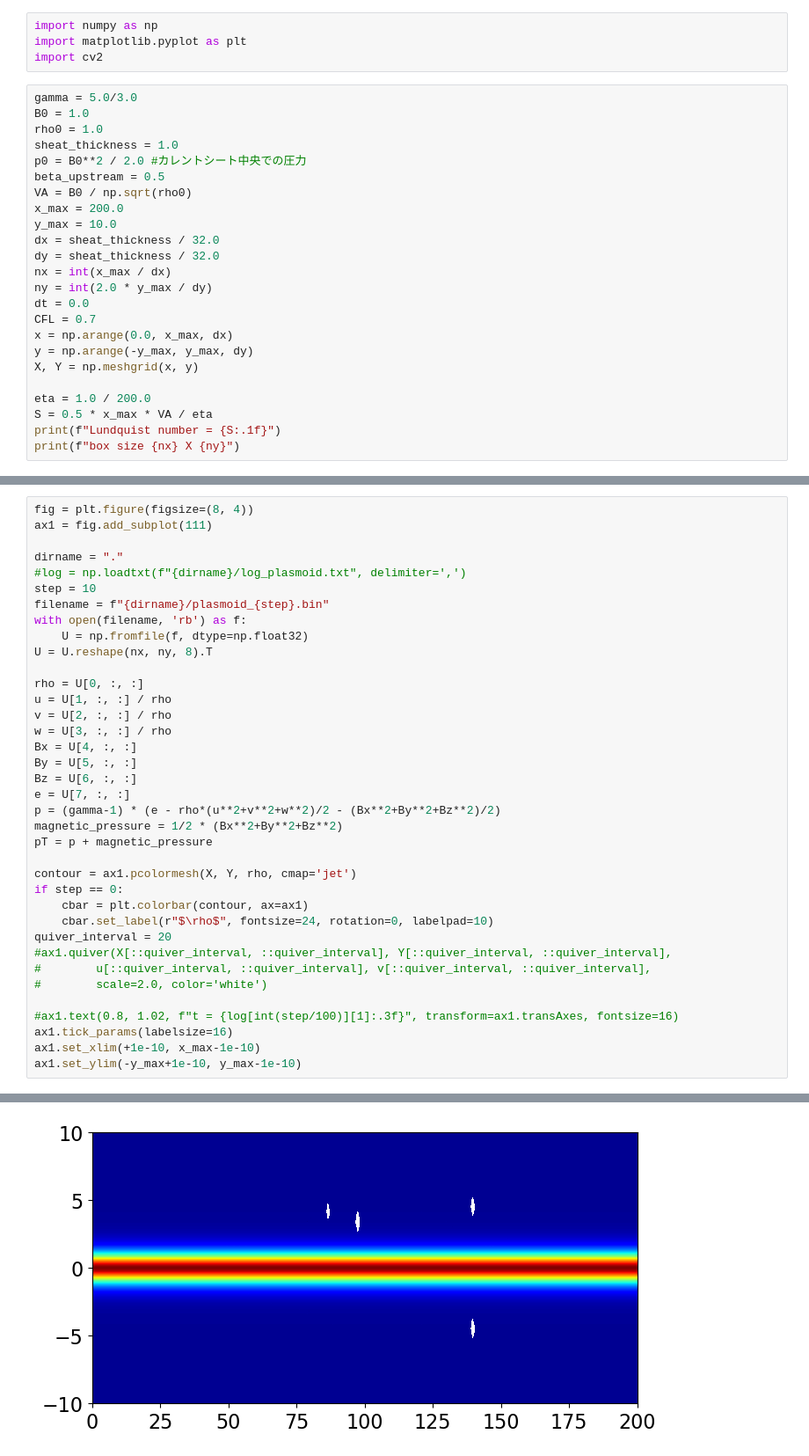
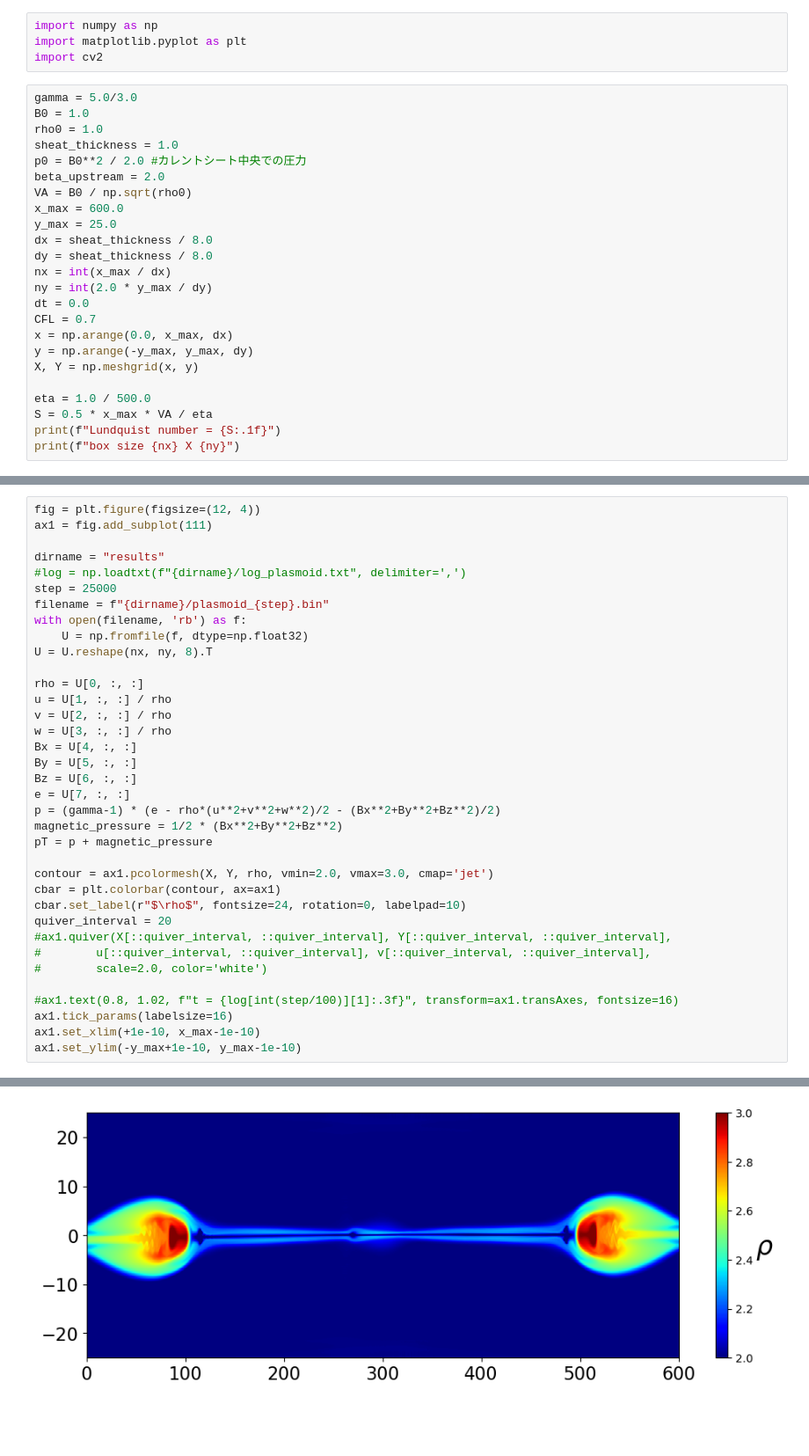
Before and after one commit to keita-akutagawa/ResistiveMHD_GPU, a Jupyter notebook: examples_2D/plasmoid_single/plasmoid.ipynb, the cells around one changed output, grey strips where cells are left out. Shown at 88% size. Drawn from its saved outputs; the diff is of its cells as text; blank space fills up the shorter version.

```diff
--- a/examples_2D/plasmoid_single/plasmoid.ipynb
+++ b/examples_2D/plasmoid_single/plasmoid.ipynb
@@ -8,12 +8,12 @@ B0 = 1.0
 rho0 = 1.0
 sheat_thickness = 1.0
 p0 = B0**2 / 2.0 #カレントシート中央での圧力
-beta_upstream = 0.5
+beta_upstream = 2.0
 VA = B0 / np.sqrt(rho0)
-x_max = 200.0
-y_max = 10.0
-dx = sheat_thickness / 32.0
-dy = sheat_thickness / 32.0
+x_max = 600.0
+y_max = 25.0
+dx = sheat_thickness / 8.0
+dy = sheat_thickness / 8.0
 nx = int(x_max / dx)
 ny = int(2.0 * y_max / dy)
 dt = 0.0
@@ -22,7 +22,7 @@ x = np.arange(0.0, x_max, dx)
 y = np.arange(-y_max, y_max, dy)
 X, Y = np.meshgrid(x, y)
 
-eta = 1.0 / 200.0
+eta = 1.0 / 500.0
 S = 0.5 * x_max * VA / eta
 print(f"Lundquist number = {S:.1f}")
 print(f"box size {nx} X {ny}")
@@ -32,10 +32,10 @@ box size 6400 X 640
 # %%
-fig = plt.figure(figsize=(8, 4))
+fig = plt.figure(figsize=(12, 4))
 ax1 = fig.add_subplot(111)
 
-dirname = "."
+dirname = "results"
 #log = np.loadtxt(f"{dirname}/log_plasmoid.txt", delimiter=',')
-step = 10
+step = 25000
 filename = f"{dirname}/plasmoid_{step}.bin"
 with open(filename, 'rb') as f:
     U = np.fromfile(f, dtype=np.float32)
@@ -53,10 +53,9 @@ p = (gamma-1) * (e - rho*(u**2+v**2+w**2)/2 - (Bx**2+By**2+Bz**2)/2)
 magnetic_pressure = 1/2 * (Bx**2+By**2+Bz**2)
 pT = p + magnetic_pressure
 
-contour = ax1.pcolormesh(X, Y, rho, cmap='jet')
-if step == 0:
-    cbar = plt.colorbar(contour, ax=ax1)
-    cbar.set_label(r"$\rho$", fontsize=24, rotation=0, labelpad=10)
+contour = ax1.pcolormesh(X, Y, rho, vmin=2.0, vmax=3.0, cmap='jet')
+cbar = plt.colorbar(contour, ax=ax1)
+cbar.set_label(r"$\rho$", fontsize=24, rotation=0, labelpad=10)
 quiver_interval = 20
 #ax1.quiver(X[::quiver_interval, ::quiver_interval], Y[::quiver_interval, ::quiver_interval],
 #        u[::quiver_interval, ::quiver_interval], v[::quiver_interval, ::quiver_interval],
@@ -71 +70 @@ ax1.set_ylim(-y_max+1e-10, y_max-1e-10)
-[figure, old version]
+[figure, new version]
```
Also changed, not shown: parts of 8 cells of this notebook, 1 other file.
